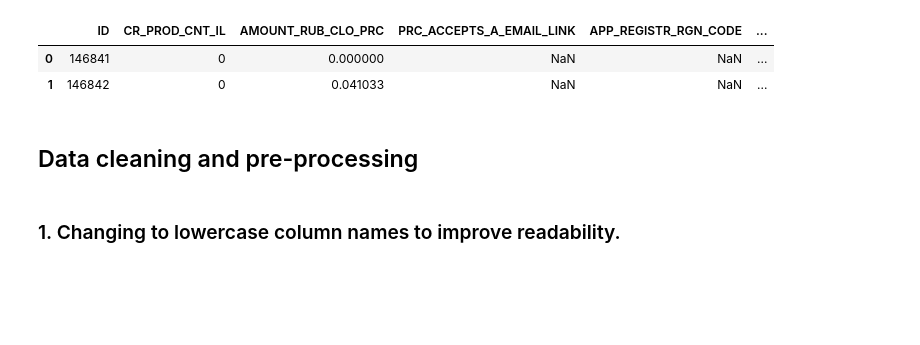
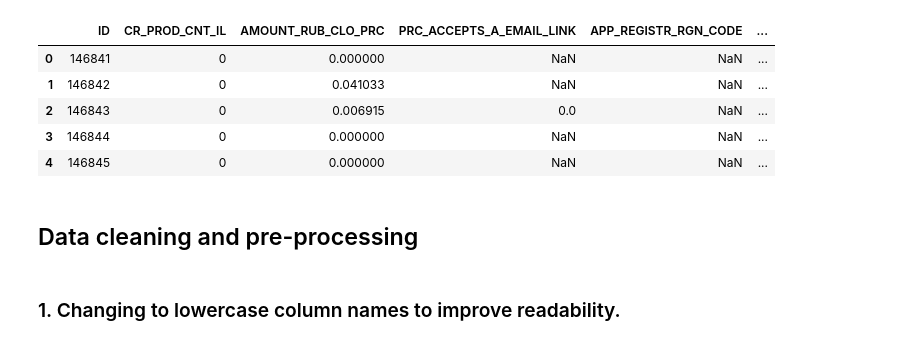
Before and after one commit to BDM3014ProjectWinter2024/BankChurnPrediction, a Jupyter notebook: data_cleaning.ipynb, the cells around one changed output. Drawn from its saved outputs; the diff is of its cells as text; code cells hidden in the pictures; blank space fills up the shorter version.

Commit message:
Ready for modelling (#20)
* Add changes in cleaning and feature
* Add Randomforest file
* Update output notebook and random forest file

Co-authored-by: Prescila Mora <prescilafmora@gmail.com>

```diff
--- a/process_data.ipynb
+++ b/data_cleaning.ipynb
@@ -3,21 +0,0 @@
-# %%
-# Import packages for data manipulation
-import numpy as np
-import pandas as pd
-import matplotlib.pyplot as plt
-
-# Import packages for data modeling
-from sklearn.model_selection import GridSearchCV, train_test_split
-from sklearn.metrics import roc_auc_score, roc_curve, auc
-from sklearn.metrics import accuracy_score, precision_score, recall_score,\
-f1_score, confusion_matrix, ConfusionMatrixDisplay, RocCurveDisplay, PrecisionRecallDisplay
-
-from sklearn.ensemble import RandomForestClassifier
-from xgboost import XGBClassifier
-from xgboost import plot_importance
-
-# This lets us see all of the columns, preventing Juptyer from redacting them.
-pd.set_option('display.max_columns', None)
-
-# This module lets us save our models once we fit them.
-import pickle
@@ -48,4 +0,0 @@ s3_client = boto3.client('s3', aws_access_key_id=aws_access_key_id, aws_secret_a
-# %%
-# Read the CSV file from S3 into a DataFrame
-obj = s3_client.get_object(Bucket=bucket_name, Key=input_file_key)
-df = pd.read_csv(obj['Body'])
@@ -56,9 +4,18 @@ df = pd.read_csv(obj['Body'])
+# %%
+
+# Read the CSV RAW data source file from S3 into a DataFrame
+# Use the methods from the S3Utils class
+if s3_utils.check_file_exists(input_file_key_data_cleaning):
+    df = s3_utils.read_csv_from_s3(input_file_key_data_cleaning)
 # %%
-df.head(2)
+df.head()
 # %% [output]
 |  | ID | CR_PROD_CNT_IL | AMOUNT_RUB_CLO_PRC | PRC_ACCEPTS_A_EMAIL_LINK | APP_REGISTR_RGN_CODE | ... |
 | 0 | 146841 | 0 | 0.000000 | NaN | NaN | ... |
 | 1 | 146842 | 0 | 0.041033 | NaN | NaN | ... |
+| 2 | 146843 | 0 | 0.006915 | 0.0 | NaN | ... |
+| 3 | 146844 | 0 | 0.000000 | NaN | NaN | ... |
+| 4 | 146845 | 0 | 0.000000 | NaN | NaN | ... |
 # %% [markdown]
 ## Data cleaning and pre-processing
 # %% [markdown]
```
Also changed, not shown: parts of 21 cells of this notebook, 12 other files.
